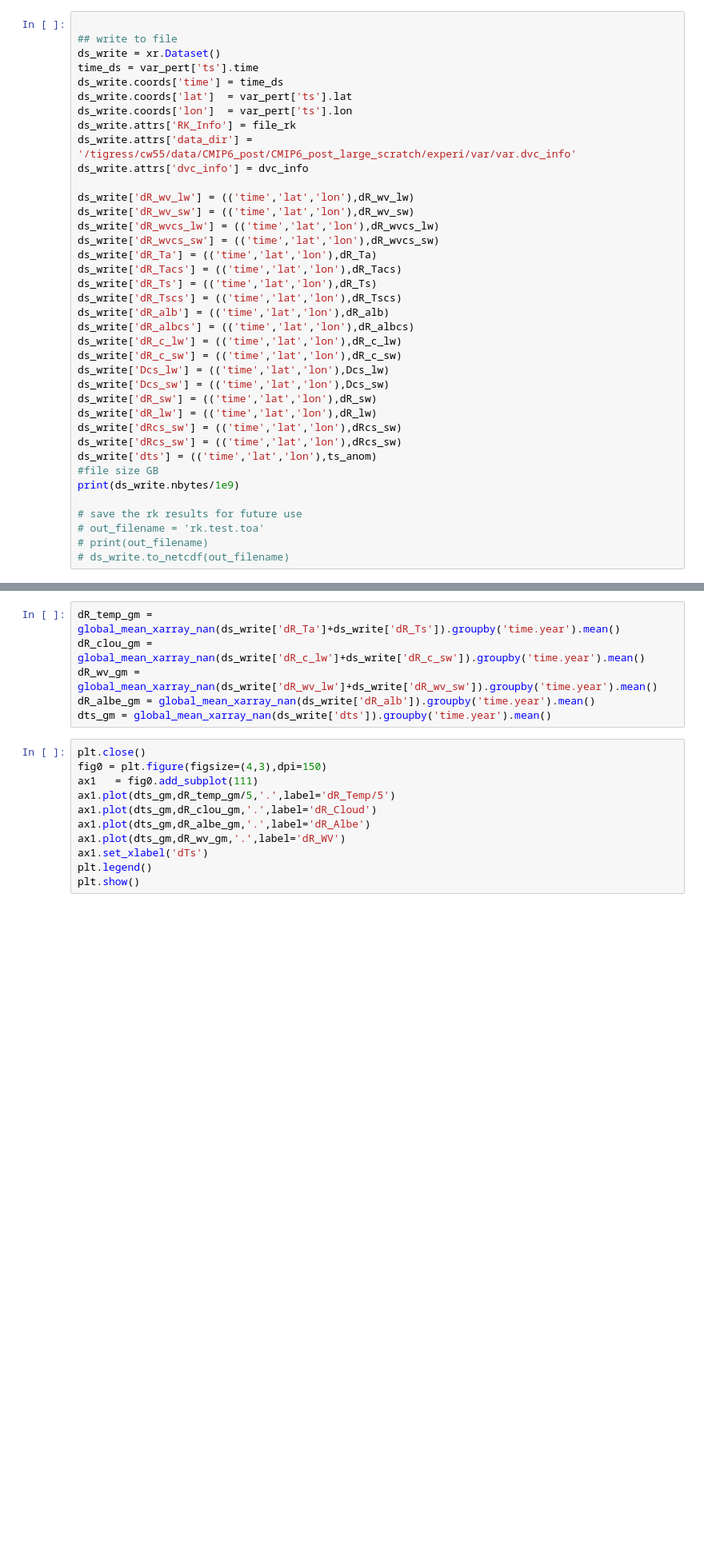
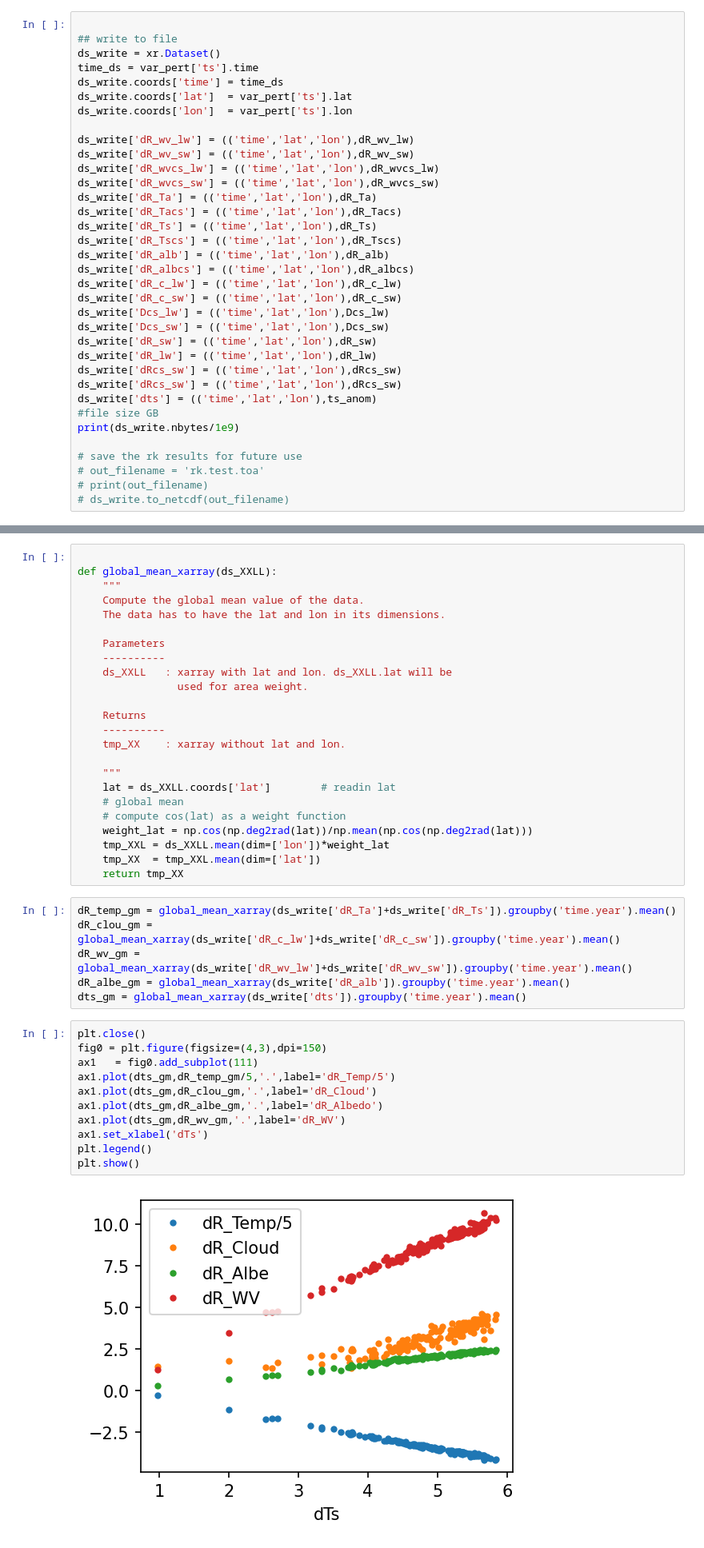
Before and after one commit to ChenggongWang/Radiative_Response_with_Radiative_Kernel, a Jupyter notebook: R3k_example.ipynb, the cells around one changed output, grey strips where cells are left out. Shown: that part at 80% size. Cells and saved outputs as stored; diff of their text form; blank space fills up the shorter version.

```diff
--- a/R3k_example.ipynb
+++ b/R3k_example.ipynb
@@ -242,9 +184,6 @@ time_ds = var_pert['ts'].time
 ds_write.coords['time'] = time_ds
 ds_write.coords['lat']  = var_pert['ts'].lat
 ds_write.coords['lon']  = var_pert['ts'].lon
-ds_write.attrs['RK_Info'] = file_rk
-ds_write.attrs['data_dir'] = '/tigress/cw55/data/CMIP6_post/CMIP6_post_large_scratch/experi/var/var.dvc_info'
-ds_write.attrs['dvc_info'] = dvc_info
 
 ds_write['dR_wv_lw'] = (('time','lat','lon'),dR_wv_lw)
 ds_write['dR_wv_sw'] = (('time','lat','lon'),dR_wv_sw)
@@ -277,17 +218,43 @@ print(ds_write.nbytes/1e9)
+# %%
+
+def global_mean_xarray(ds_XXLL):
+    """
+    Compute the global mean value of the data.
+    The data has to have the lat and lon in its dimensions.
+
+    Parameters
+    ----------
+    ds_XXLL   : xarray with lat and lon. ds_XXLL.lat will be
+                used for area weight.
+
+    Returns
+    ----------
+    tmp_XX    : xarray without lat and lon.
+
+    """
+    lat = ds_XXLL.coords['lat']        # readin lat
+    # global mean
+    # compute cos(lat) as a weight function
+    weight_lat = np.cos(np.deg2rad(lat))/np.mean(np.cos(np.deg2rad(lat)))
+    tmp_XXL = ds_XXLL.mean(dim=['lon'])*weight_lat
+    tmp_XX  = tmp_XXL.mean(dim=['lat'])
+    return tmp_XX
 # %%
-dR_temp_gm = global_mean_xarray_nan(ds_write['dR_Ta']+ds_write['dR_Ts']).groupby('time.year').mean()
-dR_clou_gm = global_mean_xarray_nan(ds_write['dR_c_lw']+ds_write['dR_c_sw']).groupby('time.year').mean()
-dR_wv_gm = global_mean_xarray_nan(ds_write['dR_wv_lw']+ds_write['dR_wv_sw']).groupby('time.year').mean()
-dR_albe_gm = global_mean_xarray_nan(ds_write['dR_alb']).groupby('time.year').mean()
-dts_gm = global_mean_xarray_nan(ds_write['dts']).groupby('time.year').mean()
+dR_temp_gm = global_mean_xarray(ds_write['dR_Ta']+ds_write['dR_Ts']).groupby('time.year').mean()
+dR_clou_gm = global_mean_xarray(ds_write['dR_c_lw']+ds_write['dR_c_sw']).groupby('time.year').mean()
+dR_wv_gm = global_mean_xarray(ds_write['dR_wv_lw']+ds_write['dR_wv_sw']).groupby('time.year').mean()
+dR_albe_gm = global_mean_xarray(ds_write['dR_alb']).groupby('time.year').mean()
+dts_gm = global_mean_xarray(ds_write['dts']).groupby('time.year').mean()
 # %%
 plt.close()
 fig0 = plt.figure(figsize=(4,3),dpi=150)
 ax1   = fig0.add_subplot(111)
 ax1.plot(dts_gm,dR_temp_gm/5,'.',label='dR_Temp/5')
 ax1.plot(dts_gm,dR_clou_gm,'.',label='dR_Cloud')
-ax1.plot(dts_gm,dR_albe_gm,'.',label='dR_Albe')
+ax1.plot(dts_gm,dR_albe_gm,'.',label='dR_Albedo')
 ax1.plot(dts_gm,dR_wv_gm,'.',label='dR_WV')
 ax1.set_xlabel('dTs')
 plt.legend()
 plt.show()
+# %% [output]
+[figure, added]
```
Also changed, not shown: parts of 15 cells of this notebook.
